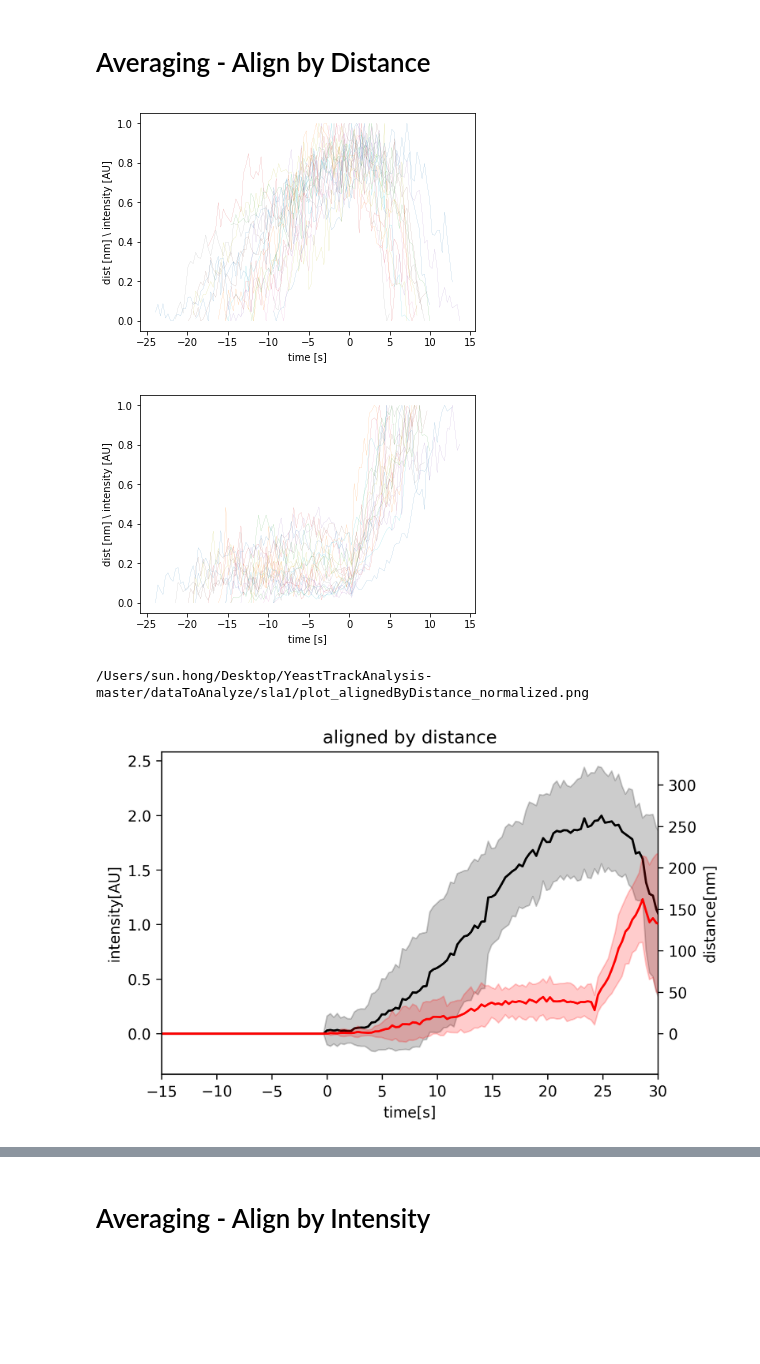
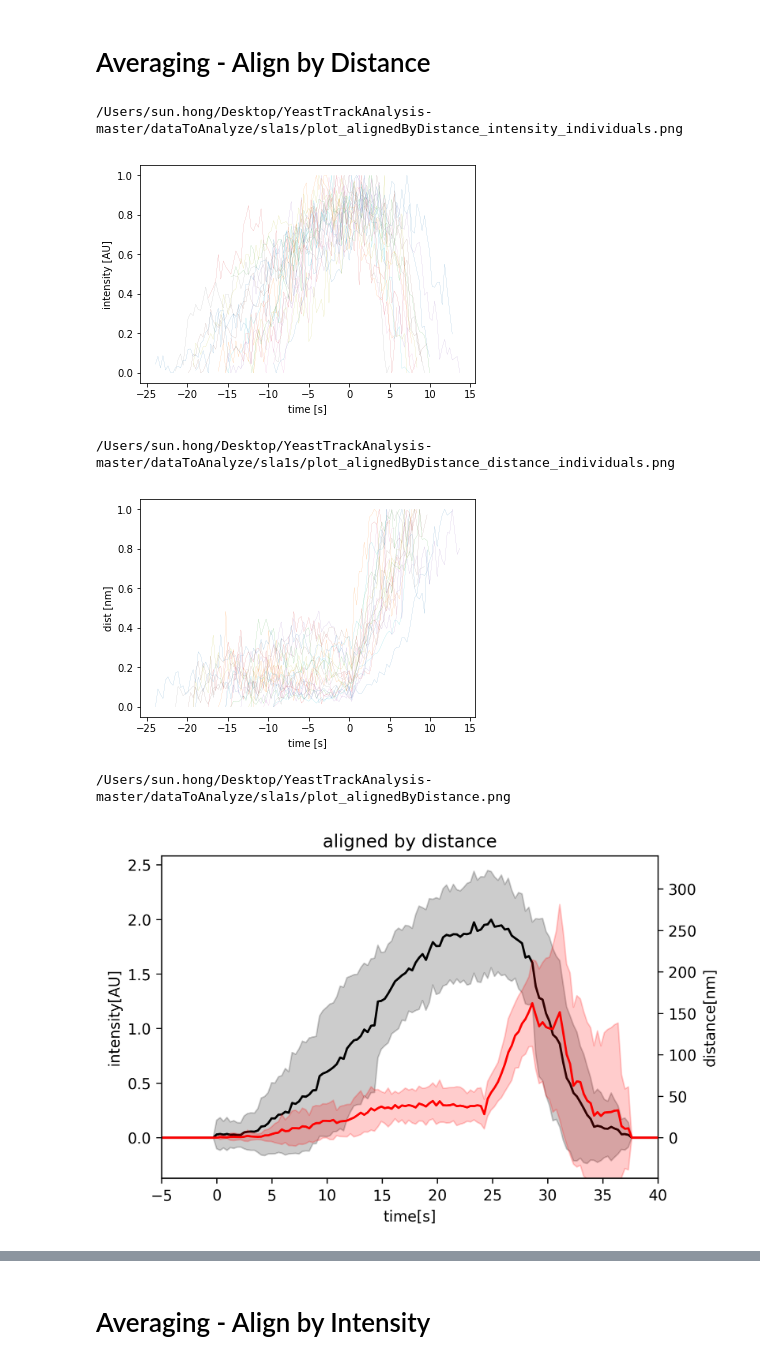
Before and after one commit to elifesciences-publications/YeastTrackAnalysis, a Jupyter notebook: analysis_multiTrack_listOfFiles.ipynb, the cells around one changed output, grey strips where cells are left out. Drawn from its saved outputs; the diff is of its cells as text; code cells hidden in the pictures; blank space fills up the shorter version.

```diff
--- a/analysis_multiTrack_listOfFiles.ipynb
+++ b/analysis_multiTrack_listOfFiles.ipynb
@@ -40,7 +40,7 @@ path = "/Users/sun.hong/Desktop/YeastTrackAnalysis-master/dataToAnalyze/"
 # THESE ARE THE ONLY PARAMETERS TO CHANGE
 
 # change your filename to the file you want to analyze
-path_to_all_tracks_data = path+"sla1/"
+path_to_all_tracks_data = path+"sla1s/"
 #path_to_all_tracks_data = path+"budding_yeast_abp1_gfp/"
 
 allTracksFilename = 'all_tracks.csv'
@@ -180,11 +180,12 @@ for filename in filenames:
     plt.xlabel('time [s]')
     plt.ylabel('intensity [AU]')
 
-    outputFigurePath= outputpath+"plot_alignedByDistance_intensity_individuals.png"
-    print(outputFigurePath)
-    plt.savefig(outputFigurePath)
+outputFigurePath= outputpath+"plot_alignedByDistance_intensity_individuals.png"
+print(outputFigurePath)
+plt.savefig(outputFigurePath)
 # %% [output]
+/Users/sun.hong/Desktop/YeastTrackAnalysis-master/dataToAnalyze/sla1s/plot_alignedByDistance_intensity_individuals.png
-[figure, old version]
+[figure, new version]
 # %%
 filenames = filenamesData['filenames']
 for filename in filenames:
@@ -221,11 +222,12 @@ for filename in filenames:
     plt.xlabel('time [s]')
     plt.ylabel('dist [nm]')
 
-    outputFigurePath= outputpath+"plot_alignedByDistance_distance_individuals.png"
-    print(outputFigurePath)
-    plt.savefig(outputFigurePath)
+outputFigurePath= outputpath+"plot_alignedByDistance_distance_individuals.png"
+print(outputFigurePath)
+plt.savefig(outputFigurePath)
 # %% [output]
+/Users/sun.hong/Desktop/YeastTrackAnalysis-master/dataToAnalyze/sla1s/plot_alignedByDistance_distance_individuals.png
-[figure, old version]
+[figure, new version]
 # %%
 allFramesAccumulated_intensity = []
 allFramesAccumulated_distance = []
@@ -330,36 +332,36 @@ ax1.set_xlabel("time[s]")
 plt.title("aligned by distance")
 plt.gca().spines['right'].set_visible(False)
 plt.gca().spines['top'].set_visible(False)
-plt.xlim(-15,30)
+plt.xlim(-5,40)
 #ax1.set_ylim(-0.2,1.5)
 #ax2.set_ylim(-0.2,1.5)
 #plt.xlim(400,700)
 align_yaxis(ax1, 0, ax2, 0)
 
 outputFigurePath= outputpath+"plot_alignedByDistance.png"
 print(outputFigurePath)
 
 
 plt.savefig(outputFigurePath)
 
 
 df = pd.DataFrame()
 df['time[frames]'] = time
 df['multi_alignedByDistance_intensity_mean'] = int_mean
 df['multi_alignedByDistance_intensity_std'] = int_std
 df['multi_alignedByDistance_intensity_mean_normalized'] = int_mean_norm
 df['multi_alignedByDistance_intensity_std_normalized'] = int_std_norm
 
 df['multi_alignedByDistance_distance_mean'] = dist_mean
 df['multi_alignedByDistance_distance_std'] = dist_std
 df['multi_alignedByDistance_distance_mean_normalized'] = dist_mean_norm
 df['multi_alignedByDistance_distance_std_normalized'] = dist_std_norm
 
 outputDataFilePath = outputpath+'output_alignedByDistance.csv'
 df.to_csv(outputDataFilePath)
 # %% [output]
-/Users/sun.hong/Desktop/YeastTrackAnalysis-master/dataToAnalyze/sla1/plot_alignedByDistance_normalized.png
+/Users/sun.hong/Desktop/YeastTrackAnalysis-master/dataToAnalyze/sla1s/plot_alignedByDistance.png
-[figure, old version]
+[figure, new version]
 # %%
 
 
```
Also changed, not shown: parts of 9 cells of this notebook.
